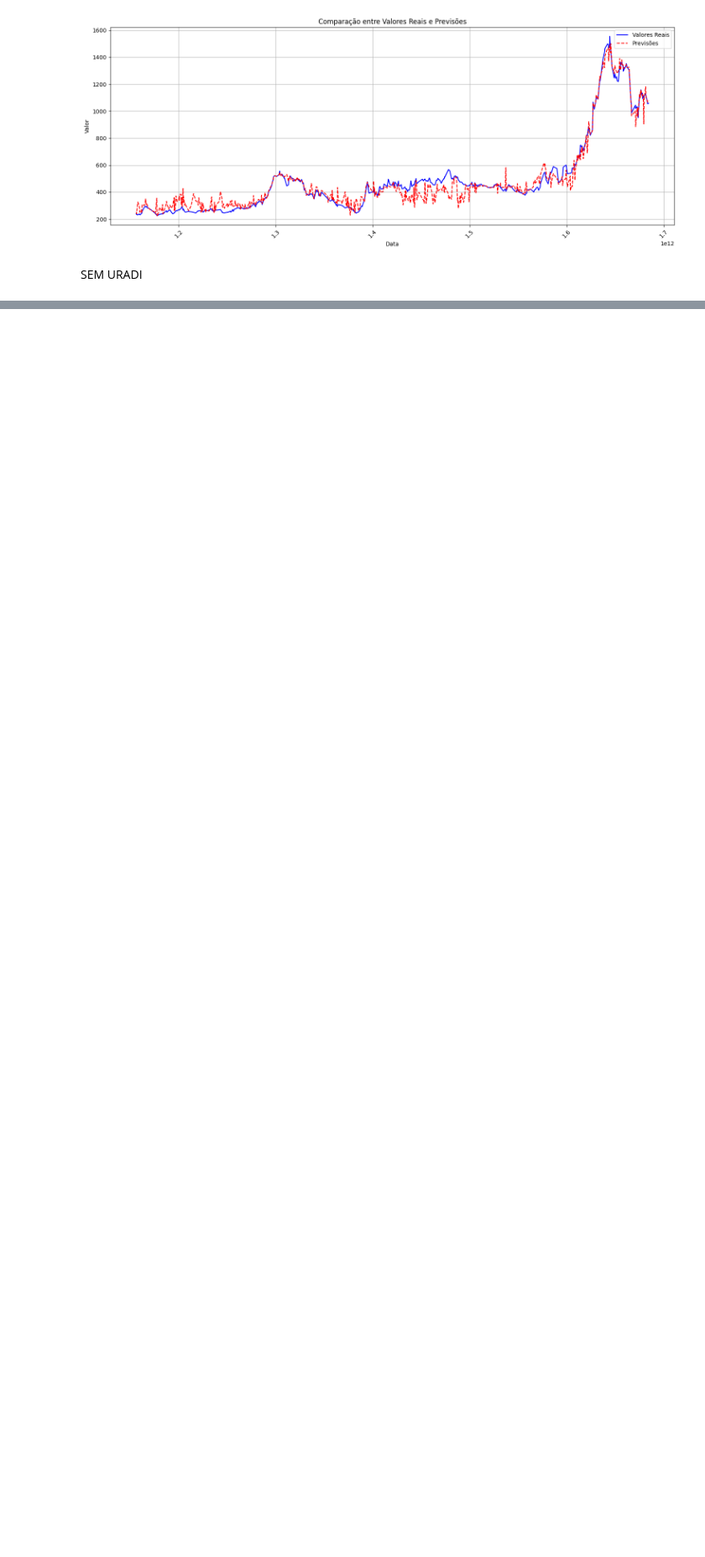
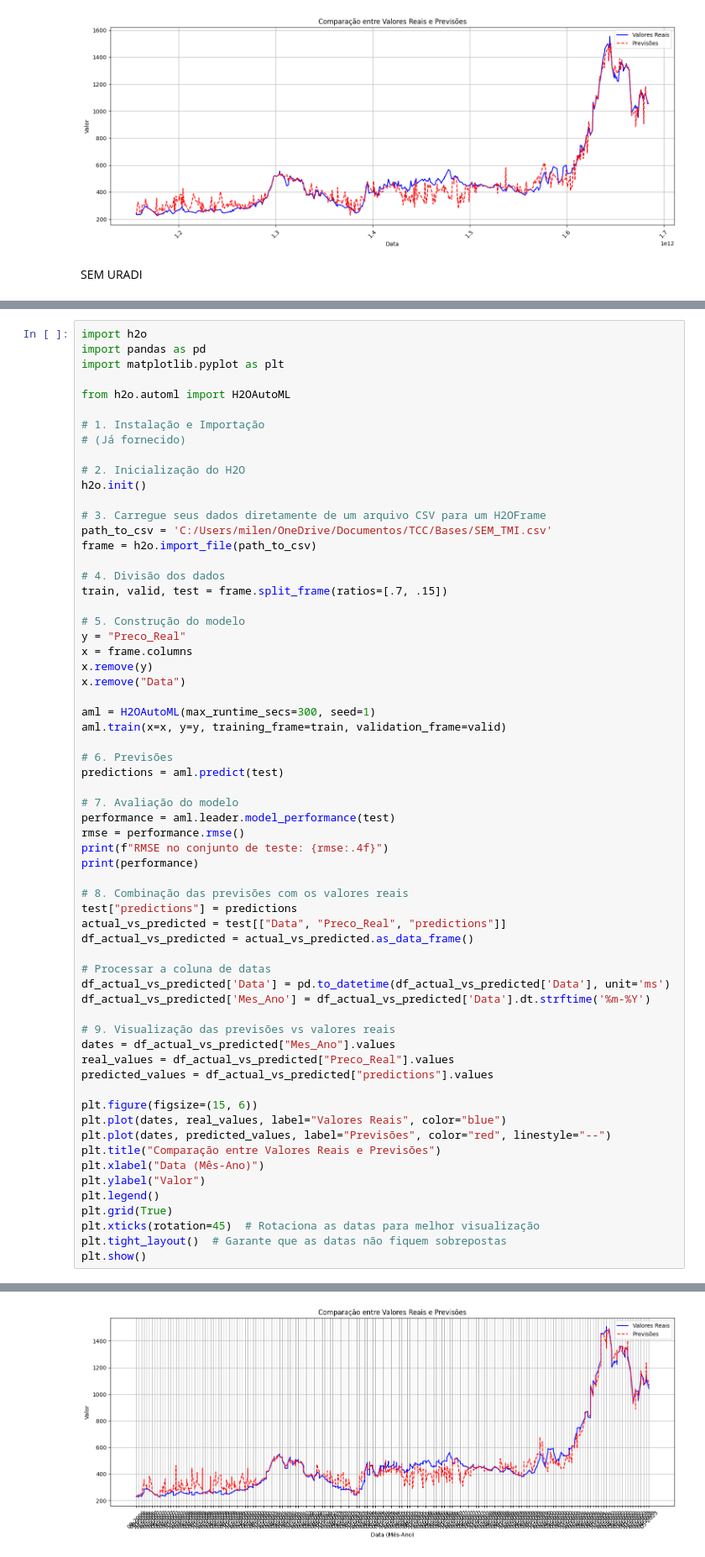
Before and after one commit to M1LENAFAR1A/Previsao_Diferenca_Pontos_Cafe, a Jupyter notebook: h2o.ipynb, the cells around one changed output, grey strips where cells are left out. Shown at 84% size. Saved outputs shown, nothing was run; the diff lists cells and outputs as text; blank space fills up the shorter version.

Commit message:
MELHOR_MODELO

```diff
--- a/h2o.ipynb
+++ b/h2o.ipynb
@@ -419,0 +434,64 @@ AutoML progress: |
+# %%
+import h2o
+import pandas as pd
+import matplotlib.pyplot as plt
+
+from h2o.automl import H2OAutoML
+
+# 1. Instalação e Importação
+# (Já fornecido)
+
+# 2. Inicialização do H2O
+h2o.init()
+
+# 3. Carregue seus dados diretamente de um arquivo CSV para um H2OFrame
+path_to_csv = 'C:/Users/milen/OneDrive/Documentos/TCC/Bases/SEM_TMI.csv'
+frame = h2o.import_file(path_to_csv)
+
+# 4. Divisão dos dados
+train, valid, test = frame.split_frame(ratios=[.7, .15])
+
+# 5. Construção do modelo
+y = "Preco_Real"
+x = frame.columns
+x.remove(y)
+x.remove("Data")
+
+aml = H2OAutoML(max_runtime_secs=300, seed=1)
+aml.train(x=x, y=y, training_frame=train, validation_frame=valid)
+
+# 6. Previsões
+predictions = aml.predict(test)
+
+# 7. Avaliação do modelo
+performance = aml.leader.model_performance(test)
+rmse = performance.rmse()
+print(f"RMSE no conjunto de teste: {rmse:.4f}")
+print(performance)
+
+# 8. Combinação das previsões com os valores reais
+test["predictions"] = predictions
+actual_vs_predicted = test[["Data", "Preco_Real", "predictions"]]
+df_actual_vs_predicted = actual_vs_predicted.as_data_frame()
+
+# Processar a coluna de datas
+df_actual_vs_predicted['Data'] = pd.to_datetime(df_actual_vs_predicted['Data'], unit='ms')
+df_actual_vs_predicted['Mes_Ano'] = df_actual_vs_predicted['Data'].dt.strftime('%m-%Y')
+
+# 9. Visualização das previsões vs valores reais
+dates = df_actual_vs_predicted["Mes_Ano"].values
+real_values = df_actual_vs_predicted["Preco_Real"].values
+predicted_values = df_actual_vs_predicted["predictions"].values
+
+plt.figure(figsize=(15, 6))
+plt.plot(dates, real_values, label="Valores Reais", color="blue")
+plt.plot(dates, predicted_values, label="Previsões", color="red", linestyle="--")
+plt.title("Comparação entre Valores Reais e Previsões")
+plt.xlabel("Data (Mês-Ano)")
+plt.ylabel("Valor")
+plt.legend()
+plt.grid(True)
+plt.xticks(rotation=45)  # Rotaciona as datas para melhor visualização
+plt.tight_layout()  # Garante que as datas não fiquem sobrepostas
+plt.show()
+# %% [output]
@@ -419,0 +532 @@ AutoML progress: |
+[figure, added]
```
Also changed, not shown: parts of 11 cells of this notebook.
